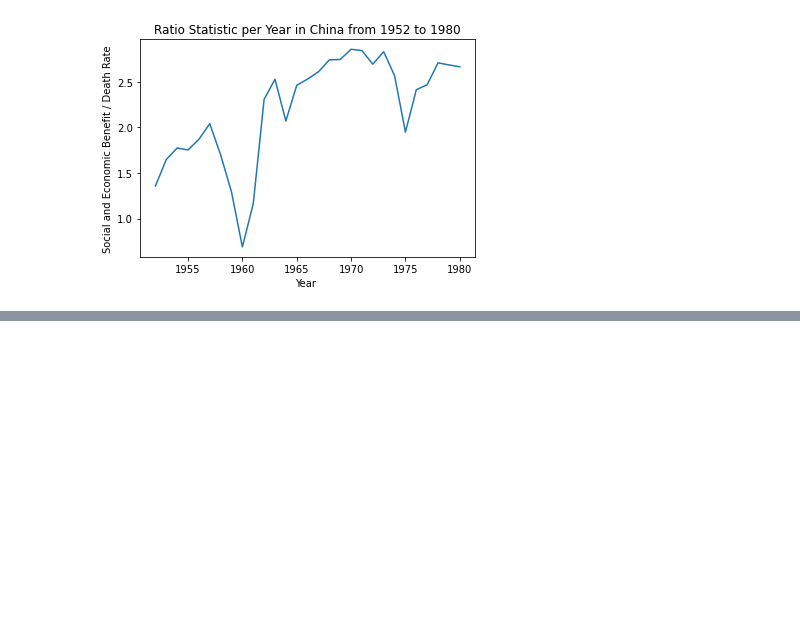
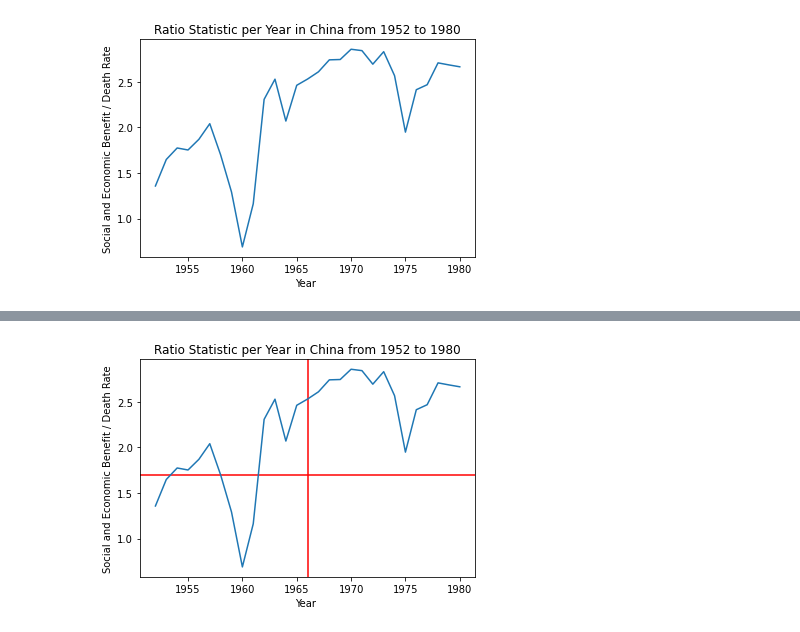
Before and after one commit to Mkrolick/My-Last-History-Class, a Jupyter notebook: history-book.ipynb, the cells around one changed output, grey strips where cells are left out. Saved outputs shown, nothing was run; the diff lists cells and outputs as text; code cells hidden in the pictures; blank space fills up the shorter version.

```diff
--- a/history-book.ipynb
+++ b/history-book.ipynb
@@ -147,0 +185,7 @@ malcolm => clam mol
+# %%
+x = 0
+interator = 0
+while x <= 0:
+    x += china_data["New_Statistic"][1958-1952:][interator] - china_data["New_Statistic"][1958-1952:][0]
+    print(x, interator + 1958)
+    interator += 1
@@ -147,0 +201,18 @@ malcolm => clam mol
+# %%
+# plot event on graph
+for event in [1966]:
+    plt.axvline(x=event, color="red")
+
+# plot horrizonal line at intersection of first line and graph
+plt.axhline(y=1.6989614162507038, color="red")
+
+
+# plot new statistic = Birth Rate + National Income / Death Rate
+china_data["New_Statistic"] = [(china_data["Birth_Rate_Normalized"][x] + china_data["Percent_Income_Normalized"][x]) / china_data["Death_Rate_Normalized"][x] for x in range(0, len(china_data["TimeFrame"]))]
+plt.plot(china_data["TimeFrame"], china_data["New_Statistic"])
+plt.title("Ratio Statistic per Year in China from 1952 to 1980")
+plt.xlabel("Year ")
+plt.ylabel("Social and Economic Benefit / Death Rate")
+plt.show()
+# %% [output]
+[figure, added]
```
Also changed, not shown: parts of 7 cells of this notebook.
